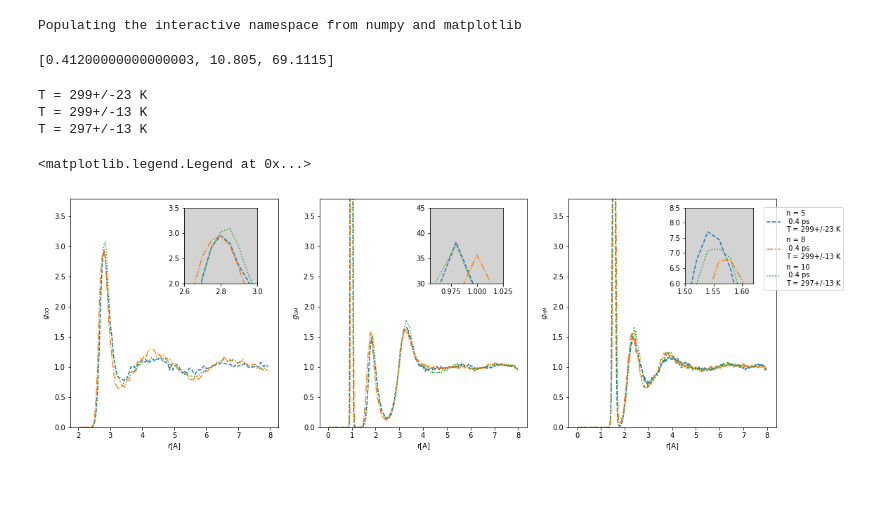
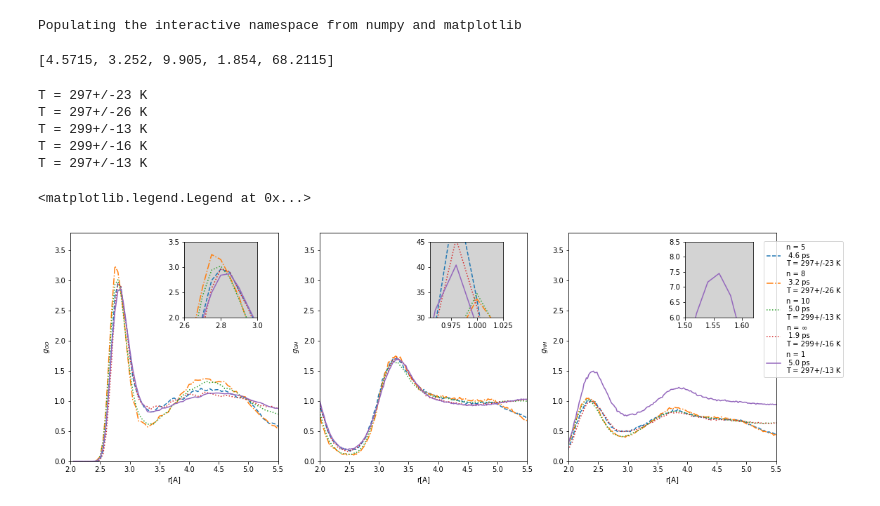
Before and after one commit to semodi/mlcf, a Jupyter notebook: analysis/rdfs.ipynb, the cells around one changed output. Saved outputs shown, nothing was run; the diff lists cells and outputs as text; code cells hidden in the pictures.

```diff
--- a/analysis/rdfs.ipynb
+++ b/analysis/rdfs.ipynb
@@ -9,7 +9,7 @@ import pandas as pd
 # %% [output]
 Populating the interactive namespace from numpy and matplotlib
 # %%
-basepath = '/gpfs/scratch/smdick/new/'
+basepath = '/gpfs/scratch/smdick/32/'
 # basepath = '/gpfs/scratch/smdick/uf/'
 # paths = ['seawulf/md_siesta_mull/md_siesta',
 # #          'md_siesta_mull_szp/md_siesta',
@@ -64,10 +64,12 @@ basepath = '/gpfs/scratch/smdick/new/'
 
 paths = [
 # #          '../md_siesta_atomic_mixer/md_siesta',
-         'md_siesta_dztombp/md_siesta',
+         'md_siesta_dztombp_2/md_siesta',
+          'md_siesta_pure_2/md_siesta',
 #          'md_siesta_uftodztombp_5_mol/md_siesta',
 #          'md_siesta_uftodztombp_5_mol_300/md_siesta',
-         '../mbpol/md_siesta_pure/md_siesta_10']
+         '../mbpol/md_siesta_pure/md_siesta_10',
+         '../seawulf/md_siesta_mull/md_siesta']
 #          'md_siesta_dztombp/md_siesta']
 # # #         '../mbpol/nose_128_10']
 
@@ -87,8 +89,8 @@ paths = [
 # #          '../bugfix/md_siesta_uftodztombp_P_5/md_siesta',
 #         '../mbpol/md_siesta_pure/md_siesta_10']
 
-t_equib = 200
-dt = 5
+t_equib = 2000
+dt = 10
 # %%
 r_oh_list = []
 for p in paths:
@@ -113,7 +115,7 @@ for p in paths:
 # %%
 runtimes
 # %% [output]
-[0.41200000000000003, 10.805, 69.1115]
+[4.5715, 3.252, 9.905, 1.854, 68.2115]
 # %%
 logs = []
 for path in paths:
@@ -123,8 +125,10 @@ for path in paths:
 for log in logs:
     print('T = {:.0f}+/-{:.0f} K'.format(log['T[K]'].mean(), log['T[K]'].std()))
 # %% [output]
-T = 299+/-23 K
+T = 297+/-23 K
+T = 297+/-26 K
 T = 299+/-13 K
+T = 299+/-16 K
 T = 297+/-13 K
 # %%
 ##### labels = ['descriptor', 'mulliken', 'mulliken szp', 'szp uncorrected', 'dzp custom uncorrected', 'mbpol']
@@ -165,8 +169,8 @@ insets = [[.25, .6, .08, .25], [.52, .6, .08, .25],[.8, .6, .075, .25]]
 # insets_ylims = [[2.7,3.1], [25,38], [6,7.25]]
 insets_xlims = [[2.6,3.0], [0.955,1.025], [1.5,1.62]]
 insets_ylims = [[2.0,3.5], [30,45], [6,8.5]]
-max_t = min([len(data) for data in r_oo_list])
-# max_t = 12000
+max_t = max([len(data) for data in r_oo_list])
+max_t = 1000
 
 for i, [data,bins,div, t, inset, xl, yl] in enumerate(zip([r_oo_list, r_oh_list, r_hh_list],
                                         [bins1,bins2,bins2],
@@ -177,35 +181,35 @@ for i, [data,bins,div, t, inset, xl, yl] in enumerate(zip([r_oo_list, r_oh_list,
     subplot(1,3,i+1)
 
     for r_oo, l, rt, s in zip(data, labels, runtimes, styles):
         if l in choice:
             plot(bins, (np.mean(r_oo[:max_t], axis = 0)/div), label = l +'\n {:.1f} ps'.format(rt), ls = s)
 
     ylim(0,3.8)
-#     xlim(2,5)
+    xlim(2,5.5)
     xlabel('r[A]')
     ylabel('$g_{' + t + '}$' )
 #     legend()
     if i > -1:
         axes(inset, facecolor = 'lightgray')
     #     xticks([])
     #     yticks([])
         for r_oo, l, rt, s, log in zip(data, labels, runtimes, styles, logs):
             if l in choice:
                 plot(bins, np.mean(r_oo[:max_t], axis = 0)/div,
                      label = l +'\n {:.1f} ps'.format(min(len(r_oo)*dt/2000,(max_t * dt)/2000)) + '\nT = {:.0f}+/-{:.0f} K'.format(log['T[K]'].mean(), log['T[K]'].std()),
 #                       label = l ,
 #                      label = l +'\n {:.1f} ps'.format(min(len(r_oo)*dt/2000,
 #                     (max_t * dt)/2000)) + '\nT = {:.0f}+/-{:.0f} K'.format(log['T[K]'].mean(), log['T[K]'].std()),
 
                      ls = s)
         xlim(*xl)
         ylim(*yl)
 legend(bbox_to_anchor=(1.1, 1.05))
 # savefig('../figs/rdfs_uftodztombp.eps', bbox_inches = 'tight')
 # savefig('../figs/rdfs_uftodztombp.pdf', bbox_inches = 'tight')
 # %% [output]
 <matplotlib.legend.Legend at 0x...>
-[figure, old version]
+[figure, new version]
 # %%
 # pd.DataFrame(r_oo_list[0]).to_csv('/gpfs/scratch/smdick/new/mbpol_bins/r_oo.bins', index = None, header = None)
 # pd.DataFrame(r_oh_list[0]).to_csv('/gpfs/scratch/smdick/new/mbpol_bins/r_oh.bins', index = None, header = None)
```
Also changed, not shown: parts of 1 cell of this notebook, 2 other files.
